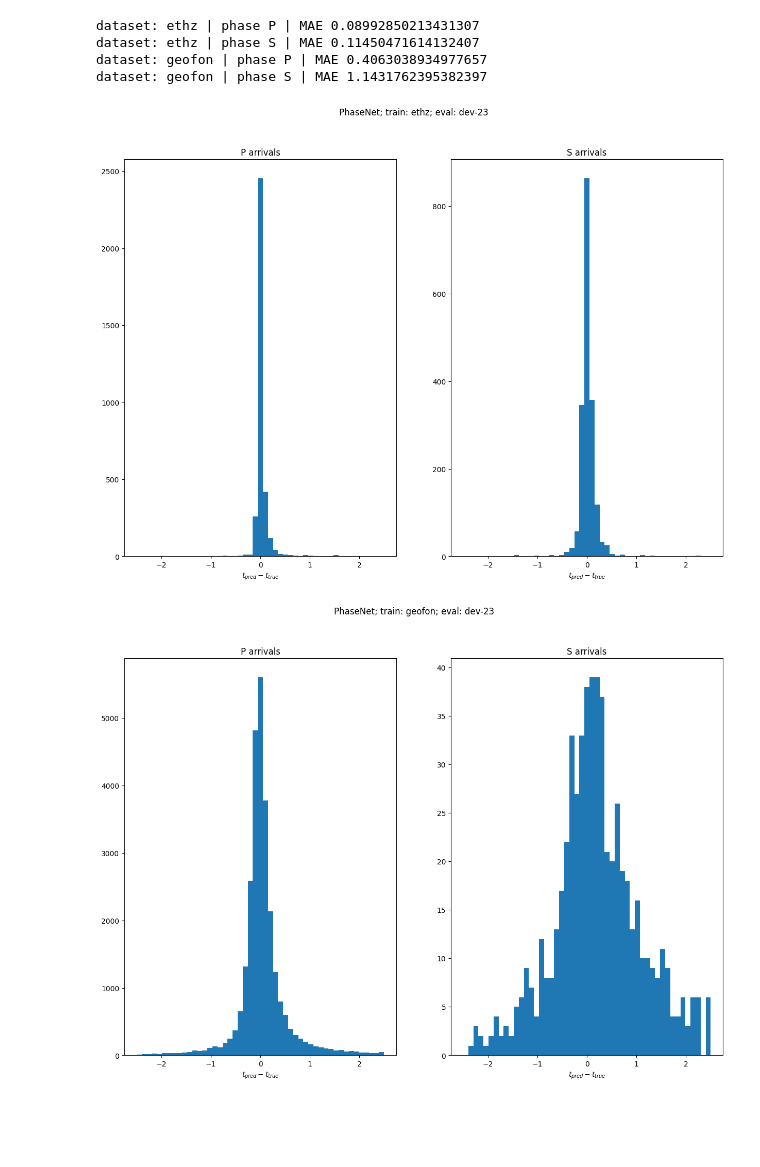
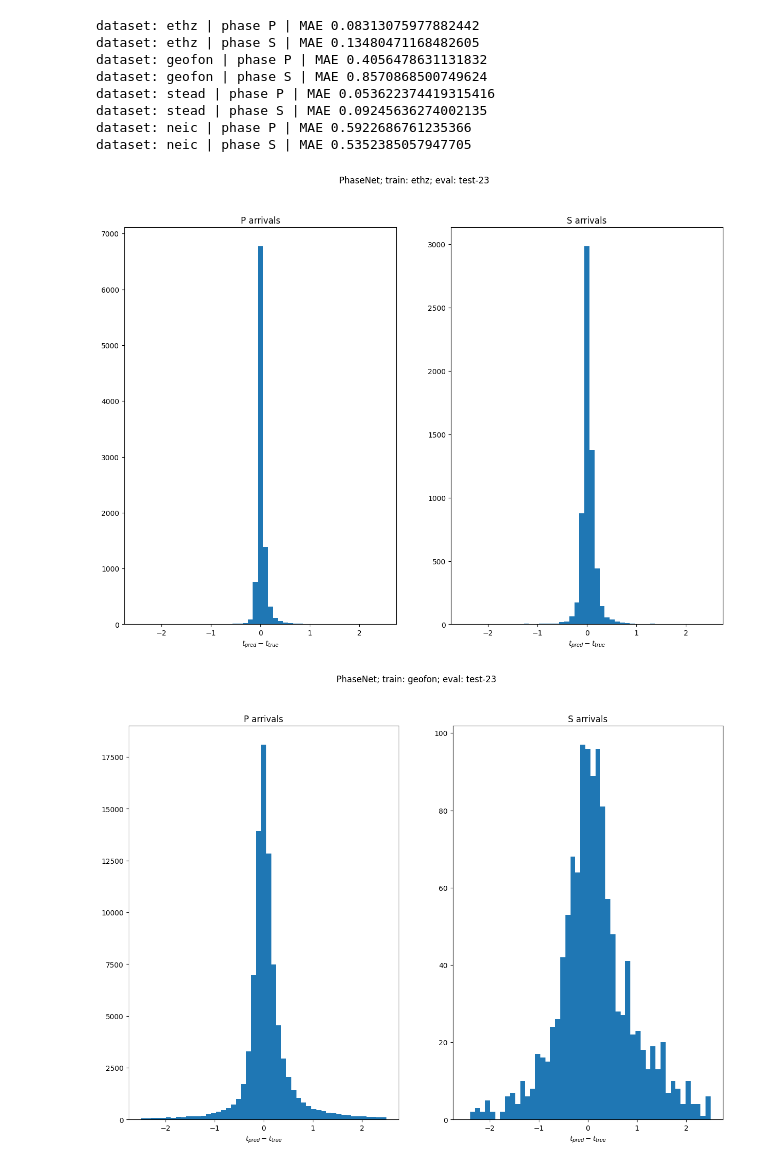
Before and after one commit to liutianlin0121/seisLM, a Jupyter notebook: seisLM/evaluation/seisbench_baselines.ipynb, the cells around one changed output. Drawn from its saved outputs; the diff is of its cells as text; code cells hidden in the pictures; blank space fills up the shorter version.

Commit message:
update pick experiment visualization

```diff
--- a/seisLM/evaluation/seisbench_baselines.ipynb
+++ b/seisLM/evaluation/seisbench_baselines.ipynb
@@ -17,9 +17,9 @@ data_aliases = {
     "geofon": "GEOFON",
     "stead": "STEAD",
     "neic": "NEIC",
-    "iquique": "Iquique",
-    # "scedc": "SCEDC", # TODO: Something is wrong with this dataset
-    # "instance": "InstanceCountsCombined", # TODO: Something is wrong with this dataset
+    # "iquique": # Iquique is not included in the targets
+    # "scedc": "SCEDC", # TODO: Something is wrong with the loading of this dataset
+    # "instance": "InstanceCountsCombined", # TODO: Something is wrong with the loading of this dataset
 }
 # %%
 model_name = 'PhaseNet'
@@ -51,6 +92,11 @@ eval_set = 'dev' #'test'
 
 
 for data_name in data_aliases.keys():
+
+  if data_name == "neic":
+    # NEIC does not have task 1 targets
+    # https://dcache-demo.desy.de:2443/Helmholtz/HelmholtzAI/SeisBench/auxiliary/pick-benchmark/targets/neic/
+    continue
 
   pred_path = (
     Path(gitdir())
@@ -81,40 +128,44 @@ for data_name in data_aliases.keys():
 import numpy as np
 
 task = 23
-eval_set = 'dev' #'test'
+eval_set = 'test' #'test'
 
 for data_name in data_aliases.keys():
 
   pred_path = (
     Path(gitdir())
     / "evaluation_results"
     / f"{model_name}_{data_name}"
     / f"{eval_set}_task{task}.csv"
   )
 
   pred = pd.read_csv(pred_path)
 
 
   fig = plt.figure(figsize=(15, 10))
   axs = fig.subplots(1, 2)
 
   for i, phase in enumerate(["P", "S"]):
       ax = axs[i]
       ax.set_title(f"{phase} arrivals")
       pred_phase = pred[pred["phase_label"] == phase]
       pred_col = f"{phase.lower()}_sample_pred"
 
       diff = (pred_phase[pred_col] - pred_phase["phase_onset"]) / pred_phase["sampling_rate"]
 
       print(f'dataset: {data_name} | phase {phase} | MAE {diff.abs().mean()}')
       bins = np.linspace(-2.5, 2.5, 50)
       ax.hist(diff, bins=bins)
       ax.set_xlabel("$t_{pred} - t_{true}$")
   plt.suptitle(f"{model_name}; train: {data_name}; eval: {eval_set}-{task}")
 # %% [output]
-dataset: ethz | phase P | MAE 0.08992850213431307
-dataset: ethz | phase S | MAE 0.11450471614132407
-dataset: geofon | phase P | MAE 0.4063038934977657
-dataset: geofon | phase S | MAE 1.1431762395382397
+dataset: ethz | phase P | MAE 0.08313075977882442
+dataset: ethz | phase S | MAE 0.13480471168482605
+dataset: geofon | phase P | MAE 0.4056478631131832
+dataset: geofon | phase S | MAE 0.8570868500749624
+dataset: stead | phase P | MAE 0.053622374419315416
+dataset: stead | phase S | MAE 0.09245636274002135
+dataset: neic | phase P | MAE 0.5922686761235366
+dataset: neic | phase S | MAE 0.5352385057947705
-[figure, old version]
+[figure, new version]
-[figure, old version]
+[figure, new version]
```
Also changed, not shown: parts of 3 cells of this notebook.
